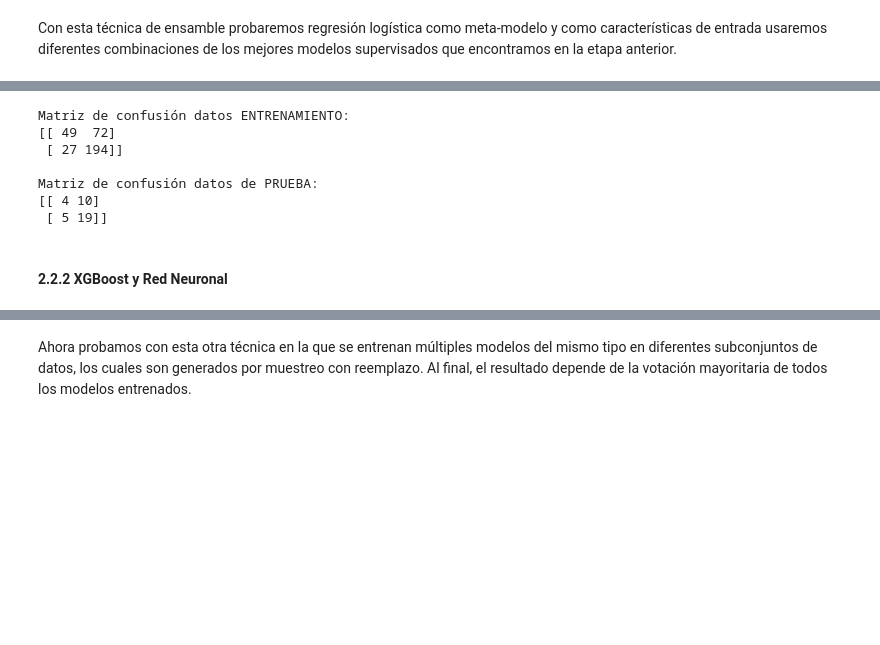
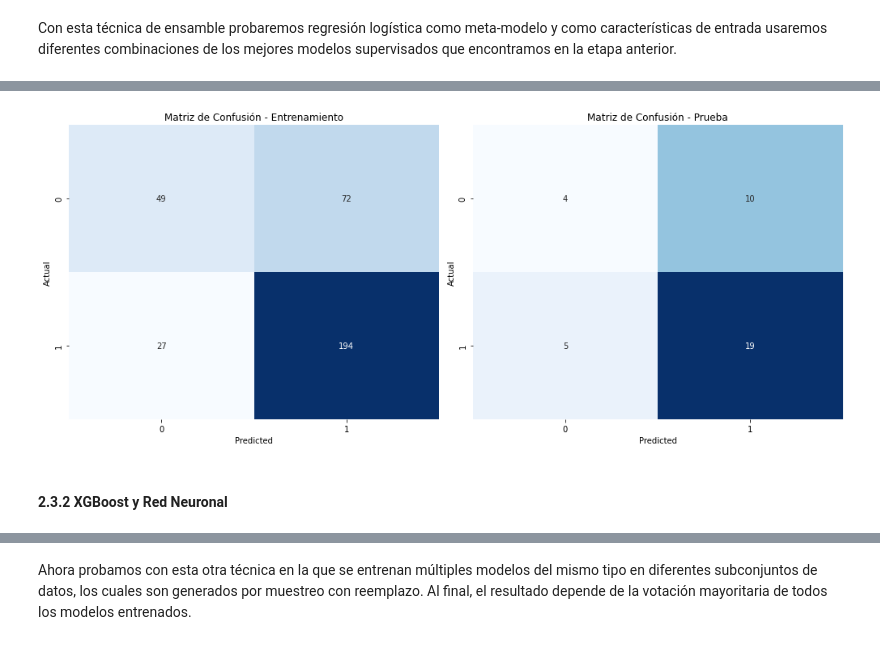
Before and after one commit to daniela-estevez/ProyectoIntegrador, a Jupyter notebook: Avance5_13Equipo.ipynb, the cells around one changed output, grey strips where cells are left out. Cells and saved outputs as stored; diff of their text form; code cells hidden in the pictures; blank space fills up the shorter version.

```diff
--- a/Avance5_13Equipo.ipynb
+++ b/Avance5_13Equipo.ipynb
@@ -236,0 +255,18 @@ preds_dum_tv = dummy_clf.predict_proba(Xtv1)
+# %%
+# Definimos el modelo
+gbc = GradientBoostingClassifier(random_state=0)
+
+# Se ajusta el modelo
+gbc.fit(Xtv1, ytv1)
+
+preds_gbc_tv = gbc.predict_proba(Xtv1)[:, 1]
+preds_gbc_test = gbc.predict_proba(Xtest1)[:, 1]
+# %%
+# Definimos el modelo
+abc = AdaBoostClassifier(random_state=0)
+
+# Se ajusta el modelo
+abc.fit(Xtv1, ytv1)
+
+preds_abc_tv = abc.predict_proba(Xtv1)[:, 1]
+preds_abc_test = abc.predict_proba(Xtest1)[:, 1]
@@ -354,19 +457,36 @@ Resultados con el conjunto de pruebas:
-# %%
-cm_tv = confusion_matrix(ytv1, ytv1_pred_ensamble1)
-cm_test = confusion_matrix(ytest1, ytest1_pred_ensamble1)
-
-print(f'Matriz de confusión datos ENTRENAMIENTO:\n{cm_tv}\n')
-print(f'Matriz de confusión datos de PRUEBA:\n{cm_test}\n')
-# %% [output]
-Matriz de confusión datos ENTRENAMIENTO:
-[[ 49  72]
- [ 27 194]]
-
-Matriz de confusión datos de PRUEBA:
-[[ 4 10]
- [ 5 19]]
+# %%
+# Generar las matrices de confusión
+cm_tv = confusion_matrix(ytv1, ytv1_pred_ensamble1)
+cm_test = confusion_matrix(ytest1, ytest1_pred_ensamble1)
+
+# Crear DataFrames de las matrices de confusión
+cm_tv_df = pd.DataFrame(cm_tv, index=[0, 1], columns=[0, 1])
+cm_test_df = pd.DataFrame(cm_test, index=[0, 1], columns=[0, 1])
+
+# Crear el heatmap usando seaborn
+plt.figure(figsize=(14, 6))
+
+# Heatmap de la matriz de confusión de entrenamiento
+plt.subplot(1, 2, 1)
+sns.heatmap(cm_tv_df, annot=True, fmt='d', cmap='Blues', cbar=False)
+plt.title('Matriz de Confusión - Entrenamiento')
+plt.xlabel('Predicted')
+plt.ylabel('Actual')
+
+# Heatmap de la matriz de confusión de prueba
+plt.subplot(1, 2, 2)
+sns.heatmap(cm_test_df, annot=True, fmt='d', cmap='Blues', cbar=False)
+plt.title('Matriz de Confusión - Prueba')
+plt.xlabel('Predicted')
+plt.ylabel('Actual')
+
+# Mostrar las gráficas
+plt.tight_layout()
+plt.show()
+# %% [output]
+[figure, added]
 # %% [markdown]
-#### 2.2.2 XGBoost y Red Neuronal
+#### 2.3.2 XGBoost y Red Neuronal
 # %%
 #Generamos la base con las características y la variable de salida
 X2 = df_TCL.drop(columns=['Sintomas_ansiosos_encoded'])
```
Also changed, not shown: parts of 42 cells of this notebook.
